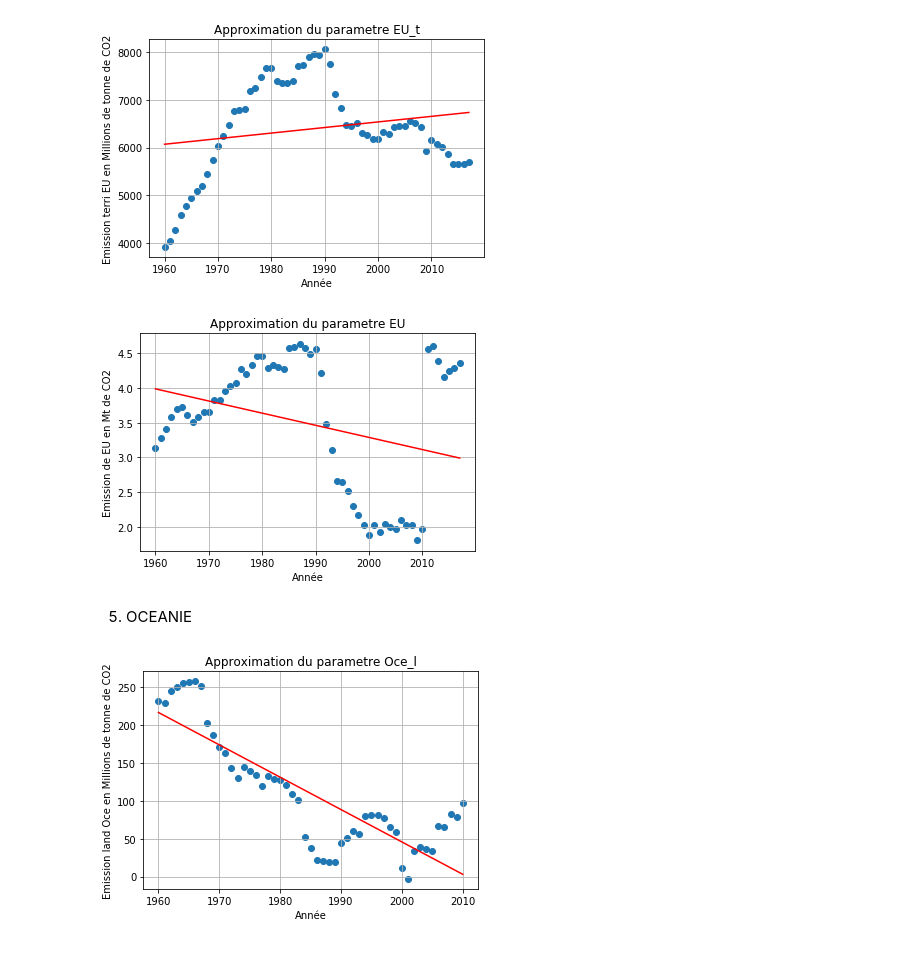
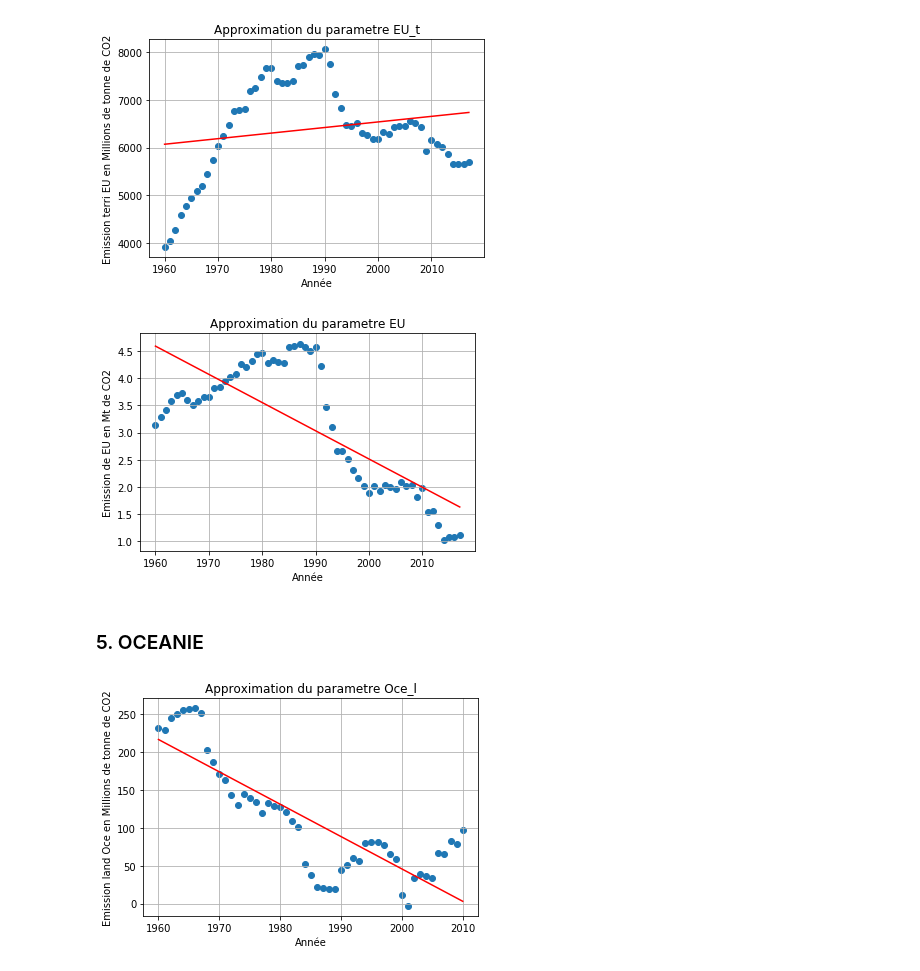
Before and after one commit to are2019-mipia1a2/Evolution-CO2, a Jupyter notebook: Modèle d'évolution (final).ipynb, the cells around one changed output. Cells and saved outputs as stored; diff of their text form; code cells hidden in the pictures.

```diff
--- a/Modèle d'évolution (final).ipynb
+++ b/Modèle d'évolution (final).ipynb
@@ -1648,6 +1648,15 @@ graph_NA_t()
 [figure]
 [figure]
 # %%
+def x(an):
+
+    X = Année_l
+    Y = NA_l
+
+    slope, intercept, r_value, p_value, std_err = stats.linregress(X, Y)
+
+    return slope*an + intercept
+
 NA_l_bis = [x(i) for i in range(2011,2018)]
 NA_l_bis2 = NA_l + NA_l_bis
 NA_Em = [NA_l_bis2[i]+NA_t[i] for i in range(0,len(NA_t))]
@@ -1710,6 +1719,15 @@ graph_SA_t()
 [figure]
 [figure]
 # %%
+def x(an):
+
+    X = Année_l
+    Y = SA_l
+
+    slope, intercept, r_value, p_value, std_err = stats.linregress(X, Y)
+
+    return slope*an + intercept
+
 SA_l_bis = [x(i) for i in range(2011,2018)]
 SA_l_bis2 = SA_l + SA_l_bis
 SA_Em = [SA_l_bis2[i]+SA_t[i] for i in range(0,len(NA_t))]
@@ -1771,6 +1789,15 @@ graph_Asie_t()
 [figure]
 [figure]
 # %%
+def x(an):
+
+    X = Année_l
+    Y = Asie_l
+
+    slope, intercept, r_value, p_value, std_err = stats.linregress(X, Y)
+
+    return slope*an + intercept
+
 Asie_l_bis = [x(i) for i in range(2011,2018)]
 Asie_l_bis2 = Asie_l + Asie_l_bis
 Asie_Em = [Asie_l_bis2[i]+Asie_t[i] for i in range(0,len(NA_t))]
@@ -1833,31 +1860,40 @@ graph_EU_t()
 [figure]
 [figure]
 # %%
+def x(an):
+
+    X = Année_l
+    Y = EU_l
+
+    slope, intercept, r_value, p_value, std_err = stats.linregress(X, Y)
+
+    return slope*an + intercept
+
 EU_l_bis = [x(i) for i in range(2011,2018)]
 EU_l_bis2 = EU_l + EU_l_bis
 EU_Em = [EU_l_bis2[i]+EU_t[i] for i in range(0,len(NA_t))]
 EU = [(EU_Em[i]-NA_Em[i]*0.5)/1000 for i in range(0,len(Année_t))]
 
 def graph_EU():
 
     X = Année_t
     Y = EU
 
     axes = plt.axes()
     axes.grid()
     plt.title('Approximation du parametre EU')
     plt.xlabel('Année')
     plt.ylabel('Emission de EU en Mt de CO2')
     plt.scatter(X,Y)
     slope, intercept, r_value, p_value, std_err = stats.linregress(X, Y)
     plt.plot(X, predict(slope, intercept, X), c='r')
     plt.show()
 
 graph_EU()
 # %% [output]
-[figure, old version]
+[figure, new version]
-# %% [markdown]
-5. OCEANIE
+# %% [markdown]
+### 5. OCEANIE
 # %%
 def graph_Oce_l():
 
```
Also changed, not shown: parts of 30 cells of this notebook.
